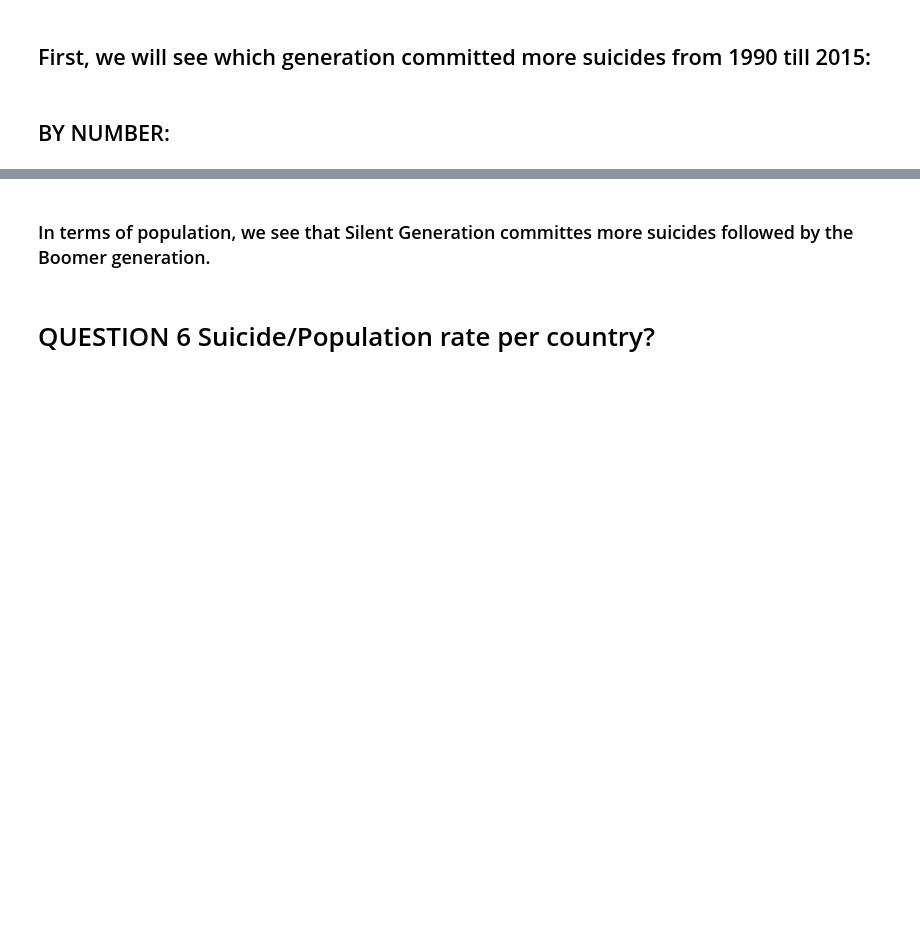
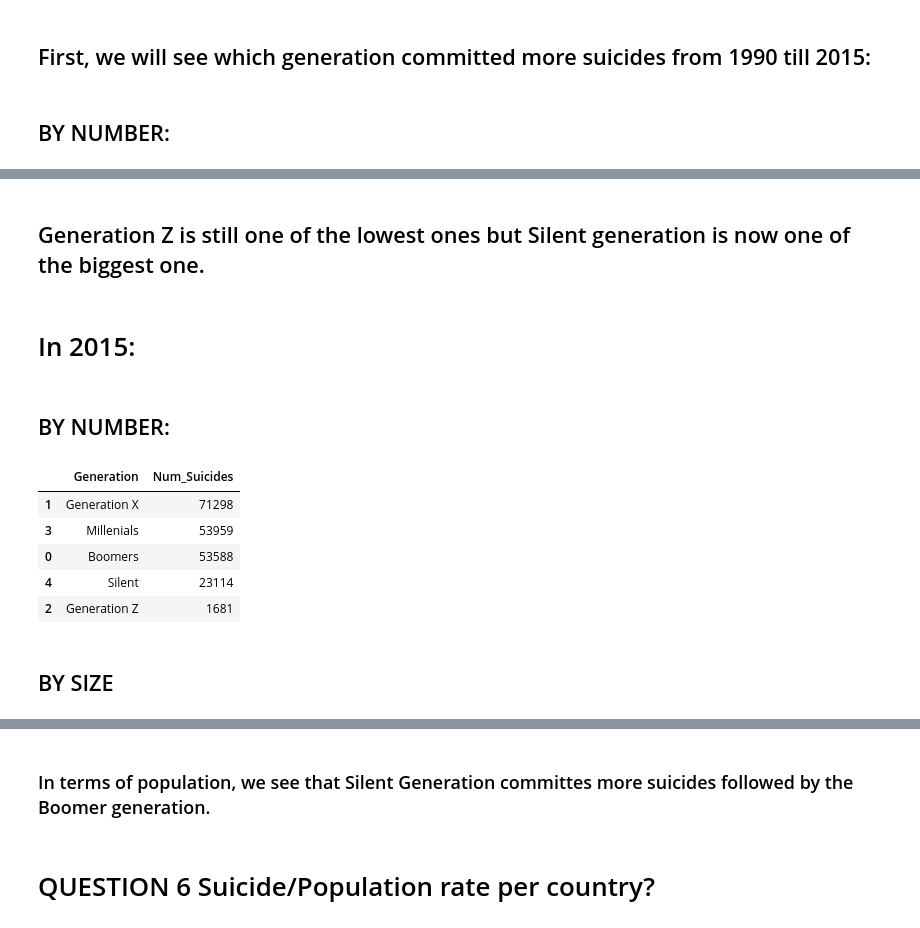
Before and after one commit to cinlaozdemir/Project-Week-3-Data-Thieves, a Jupyter notebook: your-project/Project3_DescStats-Copy2.ipynb, the cells around one changed output, grey strips where cells are left out. Drawn from its saved outputs; the diff is of its cells as text; code cells hidden in the pictures; blank space fills up the shorter version.

```diff
--- a/your-project/Project3_DescStats-Copy2.ipynb
+++ b/your-project/Project3_DescStats-Copy2.ipynb
@@ -336,2 +346,0 @@ suicides_2015.head()
-# %%
-pd.set_option('display.float_format', lambda x: '%.5f' % x)
@@ -351,0 +373,21 @@ suicides15.sort_values('Sui/Pop', ascending = False)
+# %% [markdown]
+## Generation Z is still one of the lowest ones but Silent generation is now one of the biggest one.
+# %% [markdown]
+# In 2015:
+# %% [markdown]
+## BY NUMBER:
+# %%
+num_2015 = suicides_2015[['Generation','Num_Suicides']].groupby('Generation').sum()
+# %%
+num_2015 = num_2015.reset_index().sort_values('Num_Suicides', ascending = False)
+# %%
+num_2015
+# %% [output]
+|  | Generation | Num_Suicides |
+| 1 | Generation X | 71298 |
+| 3 | Millenials | 53959 |
+| 0 | Boomers | 53588 |
+| 4 | Silent | 23114 |
+| 2 | Generation Z | 1681 |
+# %% [markdown]
+## BY SIZE
```
Also changed, not shown: parts of 137 cells of this notebook.
